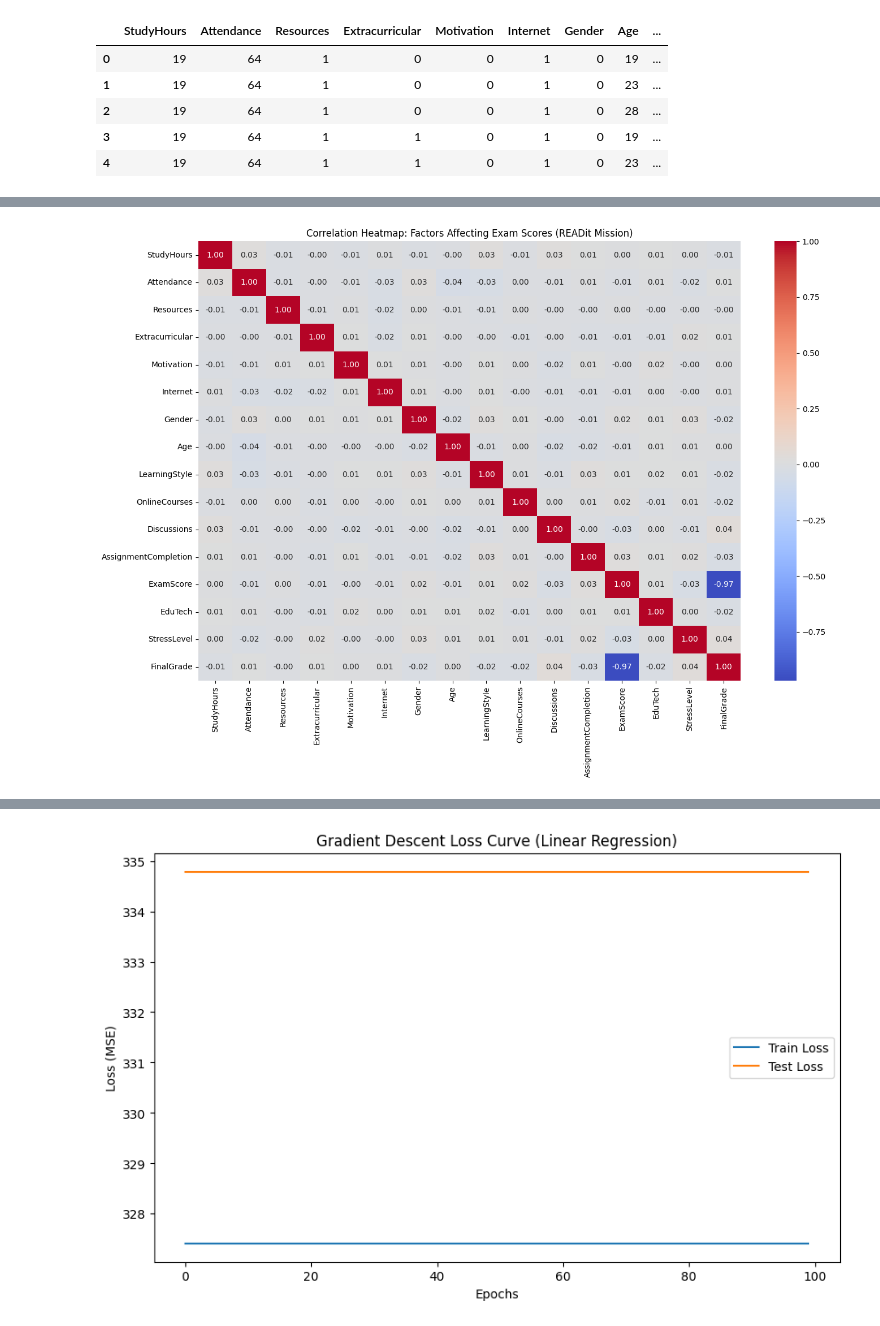
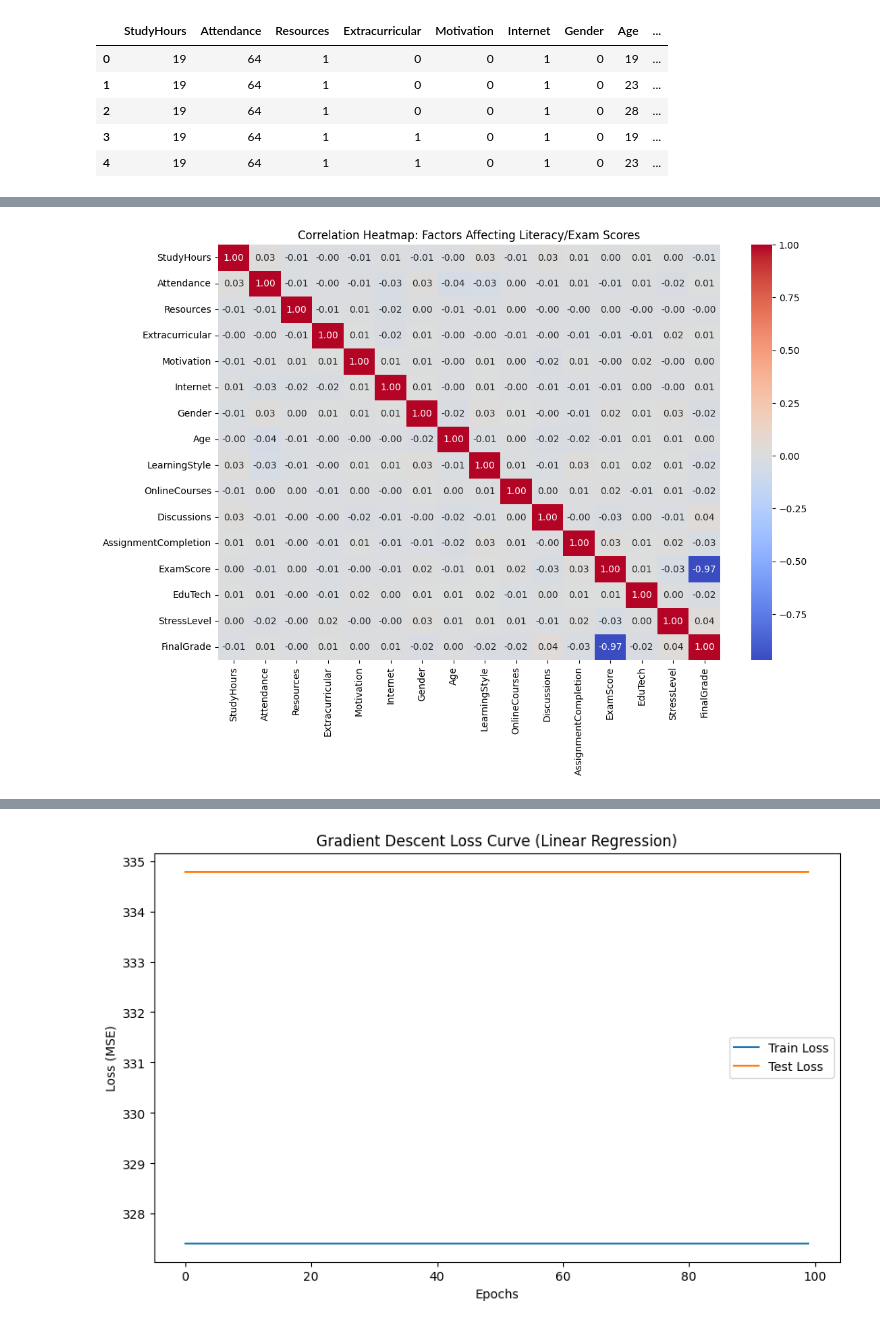
Before and after one commit to ksheilla/linear_regression_model, a Jupyter notebook: summative/linear_regression/Summative_task_1.ipynb, the cells around one changed output, grey strips where cells are left out. Saved outputs shown, nothing was run; the diff lists cells and outputs as text; code cells hidden in the pictures.

```diff
--- a/summative/linear_regression/Summative_task_1.ipynb
+++ b/summative/linear_regression/Summative_task_1.ipynb
@@ -43,13 +43,9 @@ dtypes: int64(16)
 memory usage: 1.7 MB
 # %%
 # Visualization 1: Correlation Heatmap
-numeric_df = df.select_dtypes(include='number')
-
-plt.figure(figsize=(14, 10))
-sns.heatmap(numeric_df.corr(), annot=True, cmap='coolwarm', fmt='.2f')
-plt.title('Correlation Heatmap: Factors Affecting Exam Scores (READit Mission)')
-plt.tight_layout()
+plt.figure(figsize=(12, 8))
+sns.heatmap(df.corr(), annot=True, cmap='coolwarm', fmt='.2f')
+plt.title('Correlation Heatmap: Factors Affecting Literacy/Exam Scores')
 plt.savefig('correlation_heatmap.png')
-plt.show()
 # %% [output]
-[figure, old version]
+[figure, new version]
```
Also changed, not shown: parts of 12 cells of this notebook.
